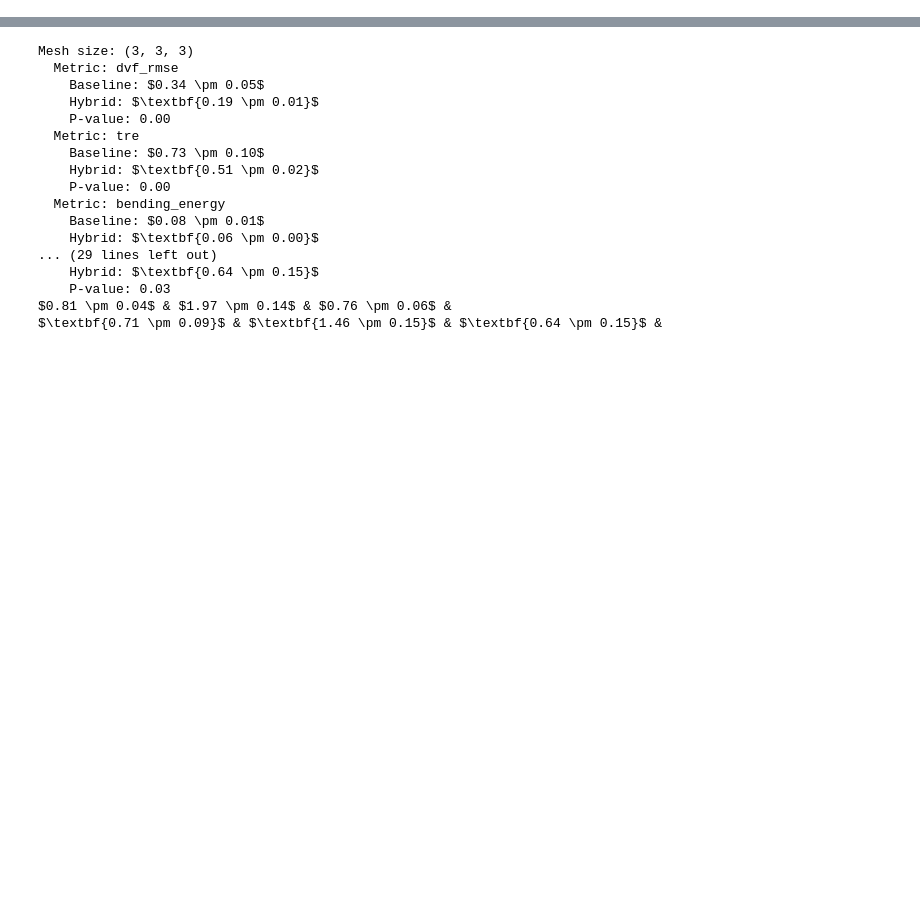
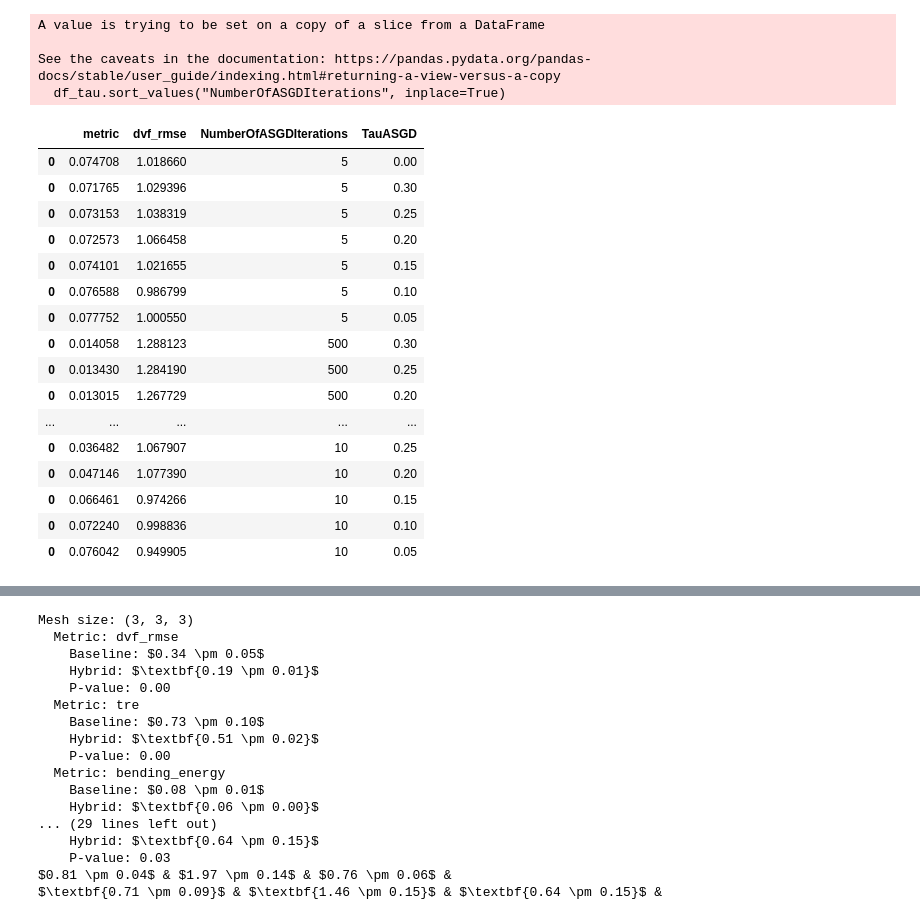
Before and after one commit to joasiee/elastix, a Jupyter notebook: experiments/notebooks/experiments/hybrid.ipynb, the cells around one changed output, grey strips where cells are left out. Drawn from its saved outputs; the diff is of its cells as text; code cells hidden in the pictures; blank space fills up the shorter version.

```diff
--- a/experiments/notebooks/experiments/hybrid.ipynb
+++ b/experiments/notebooks/experiments/hybrid.ipynb
@@ -13,11 +13,37 @@ ds = get_runs_as_dataset("synthetic_1_hybrid_sweep")
 ds.save()
 # %%
 df = ds.aggregate(["NumberOfASGDIterations", "TauASGD"], ["metric", "dvf_rmse"])
-df.replace("None", 0, inplace=True)
 df = df.astype({"NumberOfASGDIterations": int, "TauASGD": float})
 
 taus = [0, 0.05, 0.1, 0.15, 0.2, 0.25, 0.3]
 dfs_tau = [df.loc[df.TauASGD == tau] for tau in taus]
+for df_tau in dfs_tau:
+    df_tau.sort_values("NumberOfASGDIterations", inplace=True)
+# %% [output]
+A value is trying to be set on a copy of a slice from a DataFrame
+
+See the caveats in the documentation: https://pandas.pydata.org/pandas-docs/stable/user_guide/indexing.html#returning-a-view-versus-a-copy
+  df_tau.sort_values("NumberOfASGDIterations", inplace=True)
+# %%
+df
+# %% [output]
+|  | metric | dvf_rmse | NumberOfASGDIterations | TauASGD |
+| 0 | 0.074708 | 1.018660 | 5 | 0.00 |
+| 0 | 0.071765 | 1.029396 | 5 | 0.30 |
+| 0 | 0.073153 | 1.038319 | 5 | 0.25 |
+| 0 | 0.072573 | 1.066458 | 5 | 0.20 |
+| 0 | 0.074101 | 1.021655 | 5 | 0.15 |
+| 0 | 0.076588 | 0.986799 | 5 | 0.10 |
+| 0 | 0.077752 | 1.000550 | 5 | 0.05 |
+| 0 | 0.014058 | 1.288123 | 500 | 0.30 |
+| 0 | 0.013430 | 1.284190 | 500 | 0.25 |
+| 0 | 0.013015 | 1.267729 | 500 | 0.20 |
+| ... | ... | ... | ... | ... |
+| 0 | 0.036482 | 1.067907 | 10 | 0.25 |
+| 0 | 0.047146 | 1.077390 | 10 | 0.20 |
+| 0 | 0.066461 | 0.974266 | 10 | 0.15 |
+| 0 | 0.072240 | 0.998836 | 10 | 0.10 |
+| 0 | 0.076042 | 0.949905 | 10 | 0.05 |
 # %%
 import seaborn as sns
 
```
Also changed, not shown: parts of 2 cells of this notebook, 6 other files.
